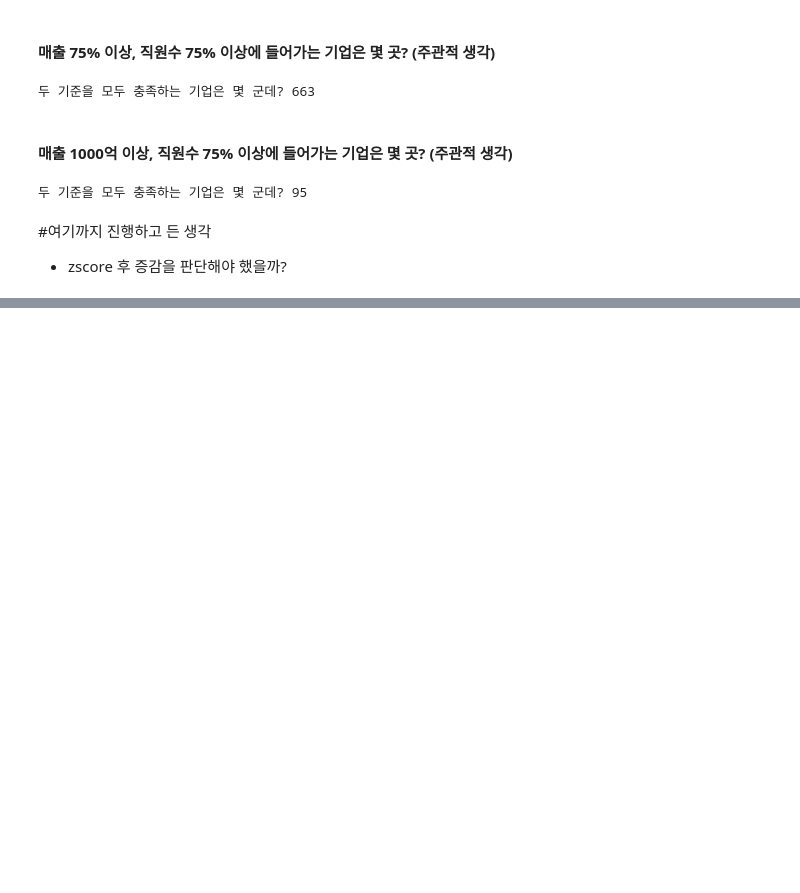
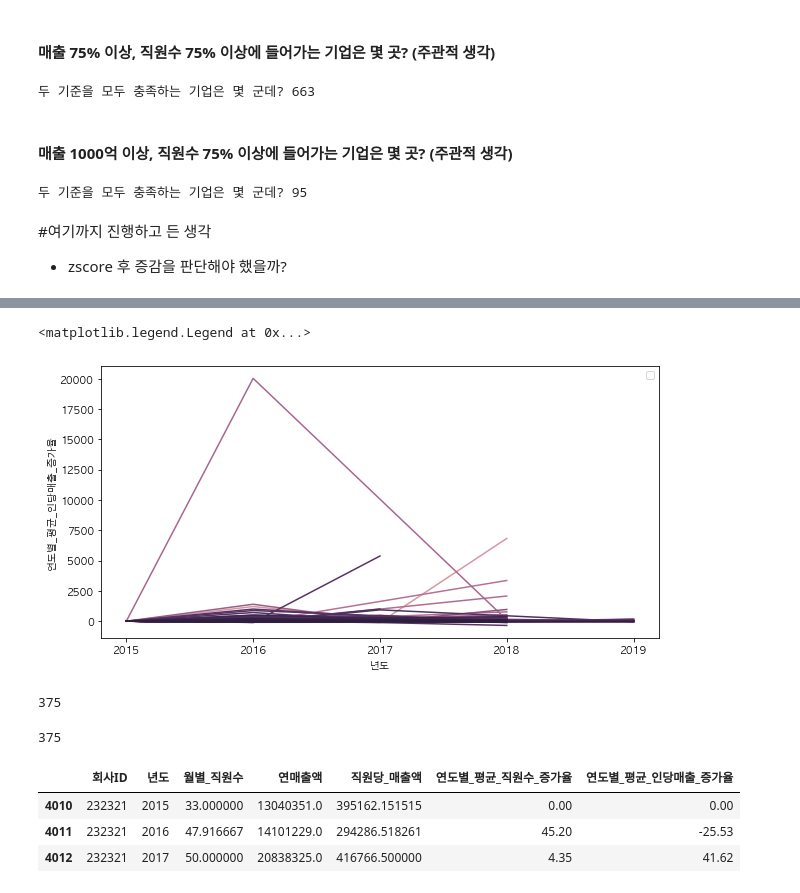
Before and after one commit to cheunx2/team3_wanted_onboarding_2nd, a Jupyter notebook: Week1_고정현/week1_EDA_startup.ipynb, the cells around one changed output, grey strips where cells are left out. Saved outputs shown, nothing was run; the diff lists cells and outputs as text; code cells hidden in the pictures; blank space fills up the shorter version.

```diff
--- a/Week1_고정현/week1_EDA_startup.ipynb
+++ b/Week1_고정현/week1_EDA_startup.ipynb
@@ -279,0 +322,41 @@ employee.head(50)
+# %%
+plt.figure(figsize=(10, 5))
+sns.lineplot(data=employee, x="년도", y="연도별_평균_인당매출_증가율", hue="회사ID")
+plt.legend([])
+# %% [output]
+<matplotlib.legend.Legend at 0x...>
+[figure, added]
+# %%
+#1. 연도별 평균 직원수가 항상 증가하는 기업
+comlist1=[]
+for i in list(employee["회사ID"].unique()):
+    #print(i)
+    dummy = list(employee[employee["회사ID"] == i]["연도별_평균_직원수_증가율"])
+    dummy = [False for x in dummy if x < 0]
+    #print(dummy)
+    if all(dummy):
+        comlist1.append(i)
+len(comlist1)
+# %% [output]
+375
+# %%
+#2. 연도별 인당 매출이 항상 증가하는 기업
+comlist2=[]
+for i in list(employee["회사ID"].unique()):
+    #print(i)
+    dummy = list(employee[employee["회사ID"] == i]["연도별_평균_인당매출_증가율"])
+    dummy = [False for x in dummy if x < 0]
+    #print(dummy)
+    if all(dummy):
+        comlist2.append(i)
+len(comlist2)
+# %% [output]
+375
+# %%
+#매해 성장한 경우
+employee[employee["회사ID"] == 232321]
+# %% [output]
+|  | 회사ID | 년도 | 월별_직원수 | 연매출액 | 직원당_매출액 | 연도별_평균_직원수_증가율 | 연도별_평균_인당매출_증가율 |
+| 4010 | 232321 | 2015 | 33.000000 | 13040351.0 | 395162.151515 | 0.00 | 0.00 |
+| 4011 | 232321 | 2016 | 47.916667 | 14101229.0 | 294286.518261 | 45.20 | -25.53 |
+| 4012 | 232321 | 2017 | 50.000000 | 20838325.0 | 416766.500000 | 4.35 | 41.62 |
```
Also changed, not shown: parts of 19 cells of this notebook.
